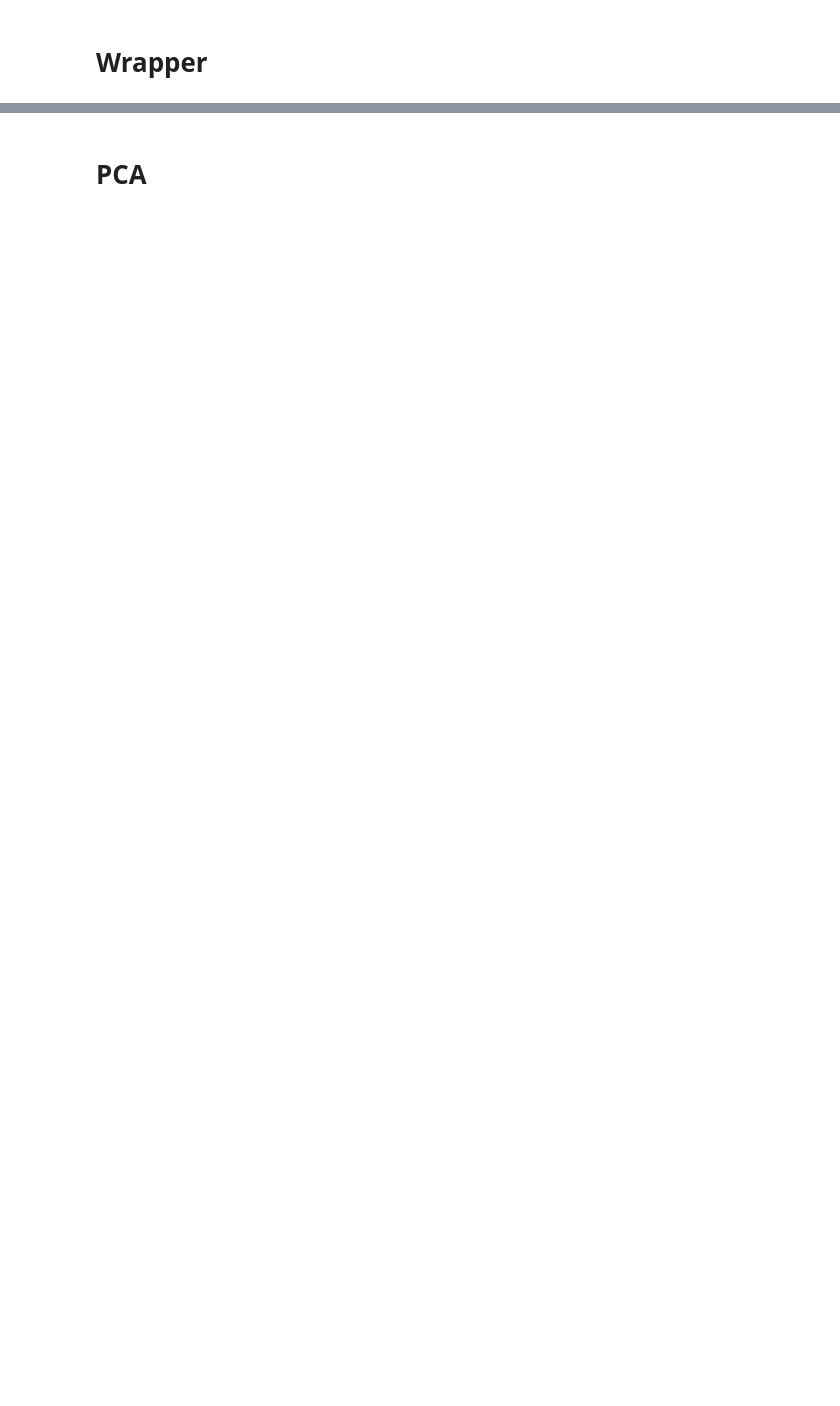
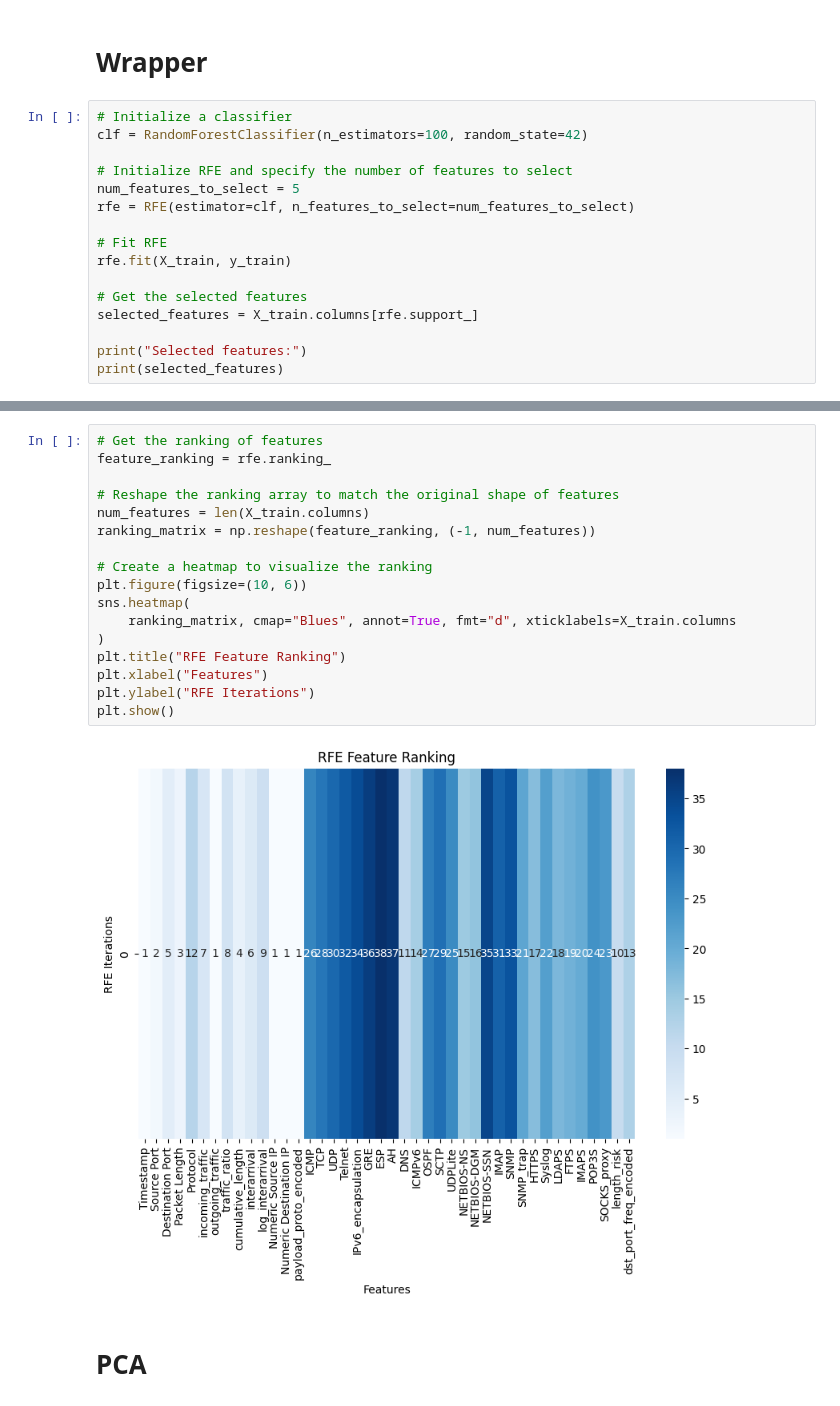
Before and after one commit to mundruid/cyber-ml, a Jupyter notebook: cyber_ml/blog_fe_5.ipynb, the cells around one changed output, grey strips where cells are left out. Cells and saved outputs as stored; diff of their text form; blank space fills up the shorter version.

```diff
--- a/cyber_ml/blog_fe_5.ipynb
+++ b/cyber_ml/blog_fe_5.ipynb
@@ -175,2 +208,18 @@ print(f"Accuracy on the test set: {accuracy}")
 # %% [markdown]
 # Wrapper
+# %%
+# Initialize a classifier
+clf = RandomForestClassifier(n_estimators=100, random_state=42)
+
+# Initialize RFE and specify the number of features to select
+num_features_to_select = 5
+rfe = RFE(estimator=clf, n_features_to_select=num_features_to_select)
+
+# Fit RFE
+rfe.fit(X_train, y_train)
+
+# Get the selected features
+selected_features = X_train.columns[rfe.support_]
+
+print("Selected features:")
+print(selected_features)
@@ -177,2 +243,21 @@ print(f"Accuracy on the test set: {accuracy}")
+# %%
+# Get the ranking of features
+feature_ranking = rfe.ranking_
+
+# Reshape the ranking array to match the original shape of features
+num_features = len(X_train.columns)
+ranking_matrix = np.reshape(feature_ranking, (-1, num_features))
+
+# Create a heatmap to visualize the ranking
+plt.figure(figsize=(10, 6))
+sns.heatmap(
+    ranking_matrix, cmap="Blues", annot=True, fmt="d", xticklabels=X_train.columns
+)
+plt.title("RFE Feature Ranking")
+plt.xlabel("Features")
+plt.ylabel("RFE Iterations")
+plt.show()
+# %% [output]
+[figure, added]
 # %% [markdown]
 # PCA
```
Also changed, not shown: parts of 21 cells of this notebook.
